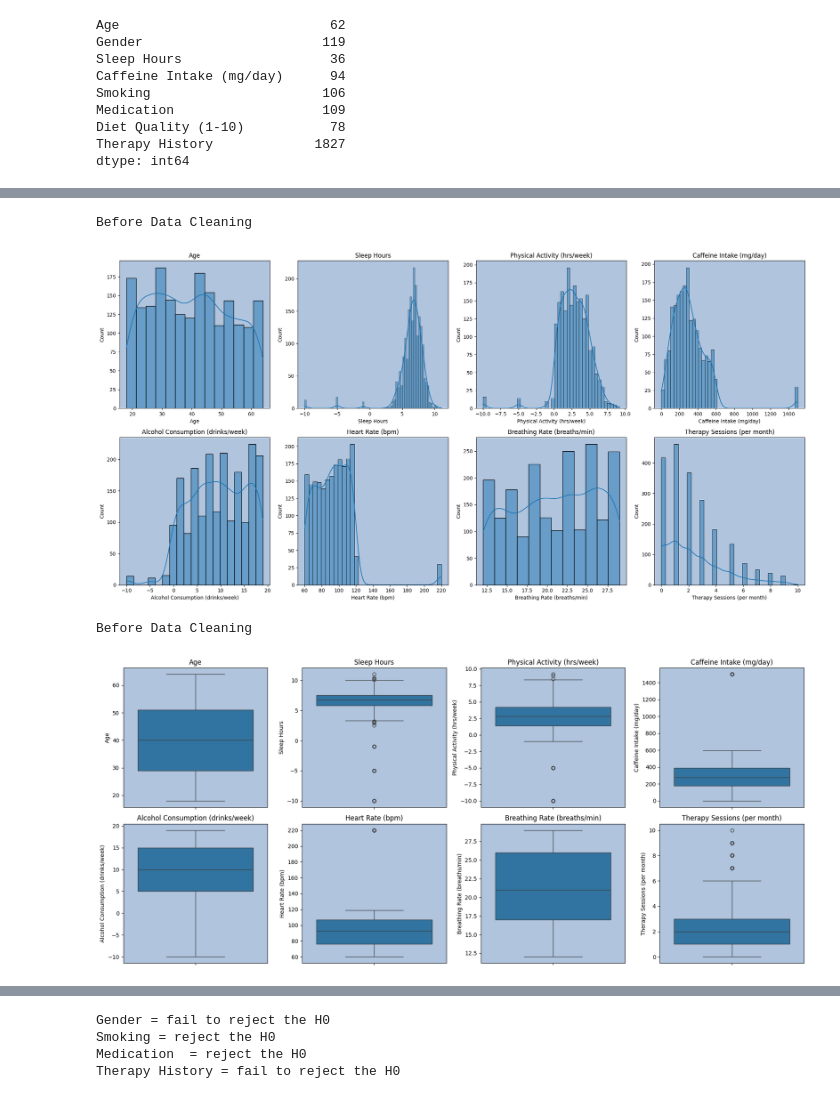
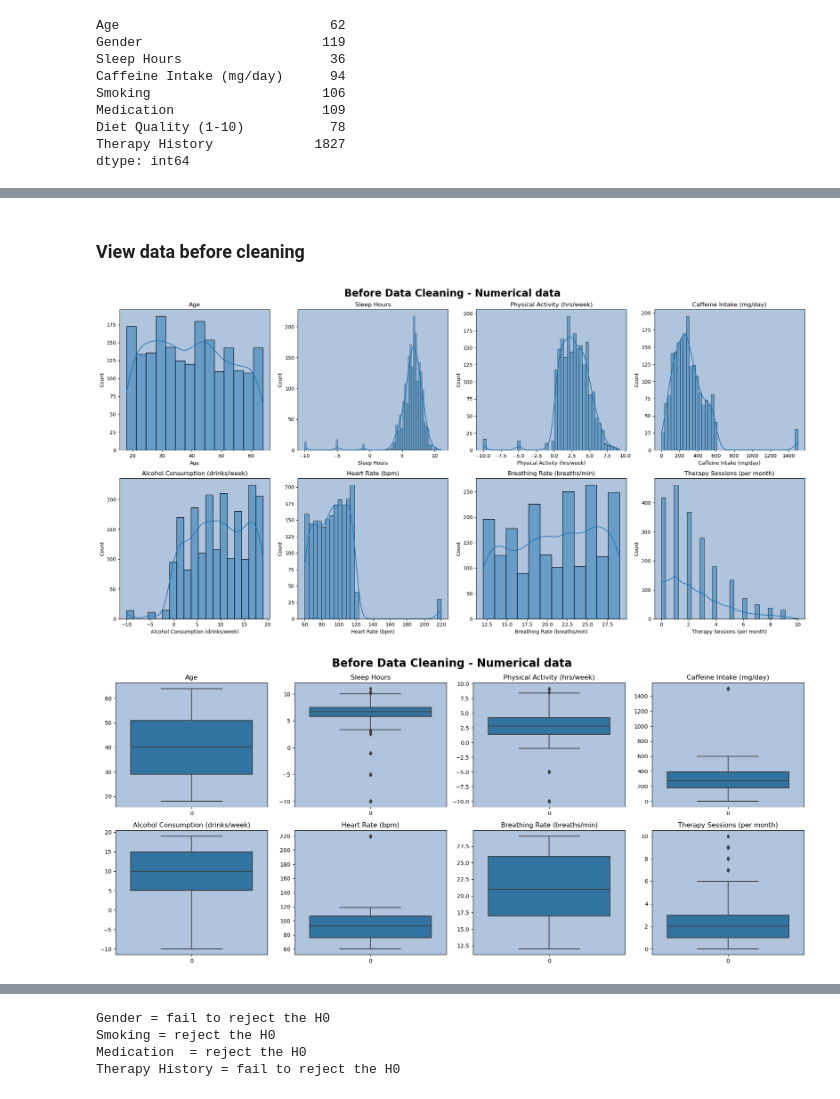
Before and after one commit to arwinnahidi156/mini_project_Social_Anxiety, a Jupyter notebook: Social_Anxiety.ipynb, the cells around one changed output, grey strips where cells are left out. Saved outputs shown, nothing was run; the diff lists cells and outputs as text; code cells hidden in the pictures.

```diff
--- a/Social_Anxiety.ipynb
+++ b/Social_Anxiety.ipynb
@@ -263,0 +235,15 @@ def chi2 (column1 , column2):
+# %%
+def histogram(data, columns, stage):
+    # Draw the subplots, in 4 columns and 2 rows
+    fig , ax = plt.subplots(2, 4, figsize=(20,10))
+
+    fig.suptitle(f"{stage} Data Cleaning - Numerical data", fontsize=20, fontweight="bold")
+
+    # Draw a histogram for each column
+    for col, ax in zip(columns, ax.flatten()):
+        sns.histplot(data[col],kde = True, ax=ax,)
+        ax.set_title(col)
+        ax.set_facecolor("lightsteelblue")
+
+    plt.tight_layout()
+    plt.show()
@@ -333,19 +364,6 @@ Therapy History: ['Group Therapy' nan 'Psychodynamic Therapy'
-# %%
-def histogram(data, columns):
-    # Draw the subplots, in 4 columns and 2 rows
-    fig , ax = plt.subplots(2, 4, figsize=(20,10))
-
-    # Draw a histogram for each column
-    for col, ax in zip(columns, ax.flatten()):
-        sns.histplot(data[col],kde = True, ax=ax,)
-        ax.set_title(col)
-        ax.set_facecolor("lightsteelblue")
-
-    plt.tight_layout()
-    plt.show()
+# %% [markdown]
+### View data before cleaning
 # %%
-print("Before Data Cleaning")
-histogram(df, numerical_col)
+histogram(df, numerical_col, "Before")
 # %% [output]
-Before Data Cleaning
-[figure, old version]
+[figure, new version]
@@ -365,6 +370,4 @@ def boxplot(data, columns):
 # %%
-print("Before Data Cleaning")
-boxplot(df, numerical_col)
+boxplot(df, numerical_col, "Before")
 # %% [output]
-Before Data Cleaning
-[figure, old version]
+[figure, new version]
```
Also changed, not shown: parts of 35 cells of this notebook.
